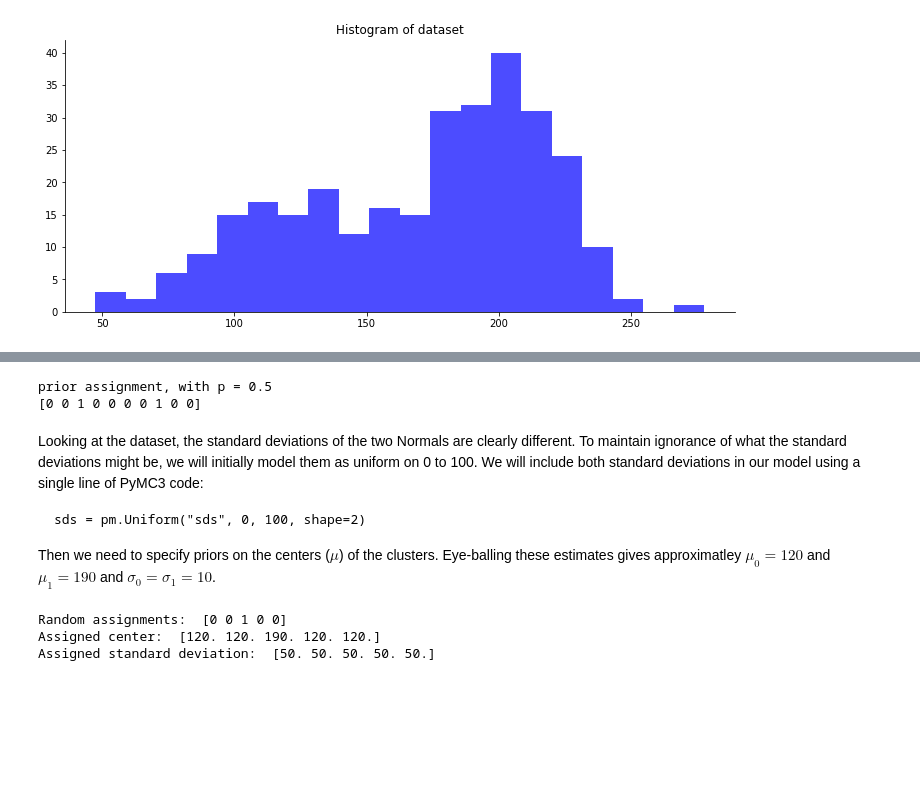
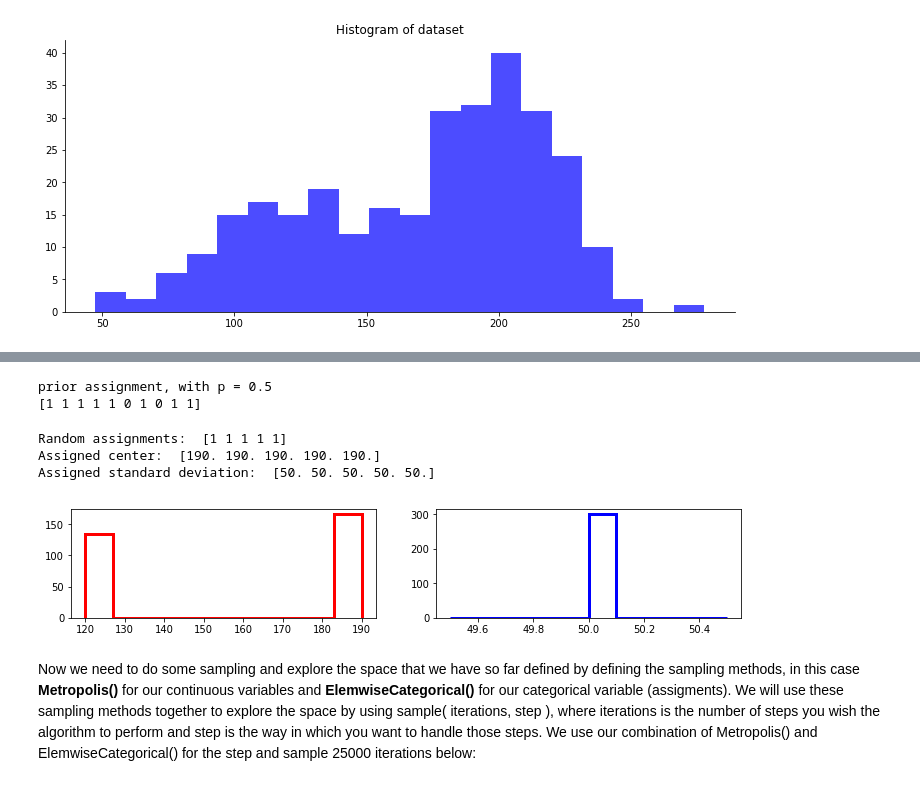
Before and after one commit to rmania/datascience, a Jupyter notebook: ml_models/2_1_bayesian_models_MCMC.ipynb, the cells around one changed output, grey strips where cells are left out. Saved outputs shown, nothing was run; the diff lists cells and outputs as text; code cells hidden in the pictures; blank space fills up the shorter version.

```diff
--- a/ml_models/2_1_bayesian_models_MCMC.ipynb
+++ b/ml_models/2_1_bayesian_models_MCMC.ipynb
@@ -131,30 +140,29 @@ An appropriate way to assign data points to clusters is to use a **PyMC3 Categor
 # %%
 with pm.Model() as model:
+    #step 1
     p1 = pm.Uniform('p', 0, 1) # p∼Uniform(lower=0.0, upper=1.0)
-    p2 = 1 - p1 # theano.tensor.var.TensorVariable
+    p2 = 1 - p1 # a theano.tensor.var.TensorVariable
     p = T.stack([p1, p2])
+    #step2
     assignment = pm.Categorical('assigment', p, shape = data.shape[0],
-                               testval = np.random.randint(0,2, data.shape[0]))
+                               testval = np.random.randint(low= 0,high = 2,
+                                                           size = data.shape[0]))
 
 print("prior assignment, with p = {}".format(p1.tag.test_value))
 print(assignment.tag.test_value[:10])
 # %% [output]
 prior assignment, with p = 0.5
-[0 0 1 0 0 0 0 1 0 0]
+[1 1 1 1 1 0 1 0 1 1]
-# %% [markdown]
-Looking at the dataset, the standard deviations of the two Normals are clearly different. To maintain ignorance of what the standard deviations might be, we will initially model them as uniform on 0 to 100. We will include both standard deviations in our model using a single line of PyMC3 code:
-
-    sds = pm.Uniform("sds", 0, 100, shape=2)
-
-Then we need to specify priors on the centers ($\mu$) of the clusters. Eye-balling these estimates gives approximatley $\mu_0 = 120$ and $\mu_1 = 190$ and $\sigma_0 = \sigma_1 = 10$.
 # %%
 with model:
+    # step 3
     sds = pm.Uniform("sds", 0, 100, shape=2)
+    # step 4
     centers = pm.Normal("centers",
                         mu=np.array([120, 190]),
                         sd=np.array([10, 10]),
                         shape=2)
-
+    # step 5
     center_i = pm.Deterministic('center_i', centers[assignment])
     sd_i = pm.Deterministic('sd_i', sds[assignment])
 
@@ -165,6 +173,14 @@ print("Random assignments: ", assignment.tag.test_value[:5])
 print("Assigned center: ", center_i.tag.test_value[:5])
 print("Assigned standard deviation: ", sd_i.tag.test_value[:5])
 # %% [output]
-Random assignments:  [0 0 1 0 0]
-Assigned center:  [120. 120. 190. 120. 120.]
+Random assignments:  [1 1 1 1 1]
+Assigned center:  [190. 190. 190. 190. 190.]
 Assigned standard deviation:  [50. 50. 50. 50. 50.]
+# %%
+fig, ax = plt.subplots(1,2, figsize=[12,2])
+_ = ax[0].hist(center_i.tag.test_value, bins=10, histtype='step',edgecolor='r',linewidth=3)
+_ = ax[1].hist(sd_i.tag.test_value, bins=10, histtype='step',edgecolor='blue',linewidth=3)
+# %% [output]
+[figure, added]
+# %% [markdown]
+Now we need to do some sampling and explore the space that we have so far defined by defining the sampling methods, in this case **Metropolis()** for our continuous variables and **ElemwiseCategorical()** for our categorical variable (assigments). We will use these sampling methods together to explore the space by using sample( iterations, step ), where iterations is the number of steps you wish the algorithm to perform and step is the way in which you want to handle those steps. We use our combination of Metropolis() and ElemwiseCategorical() for the step and sample 25000 iterations below:
```
Also changed, not shown: parts of 8 cells of this notebook.
